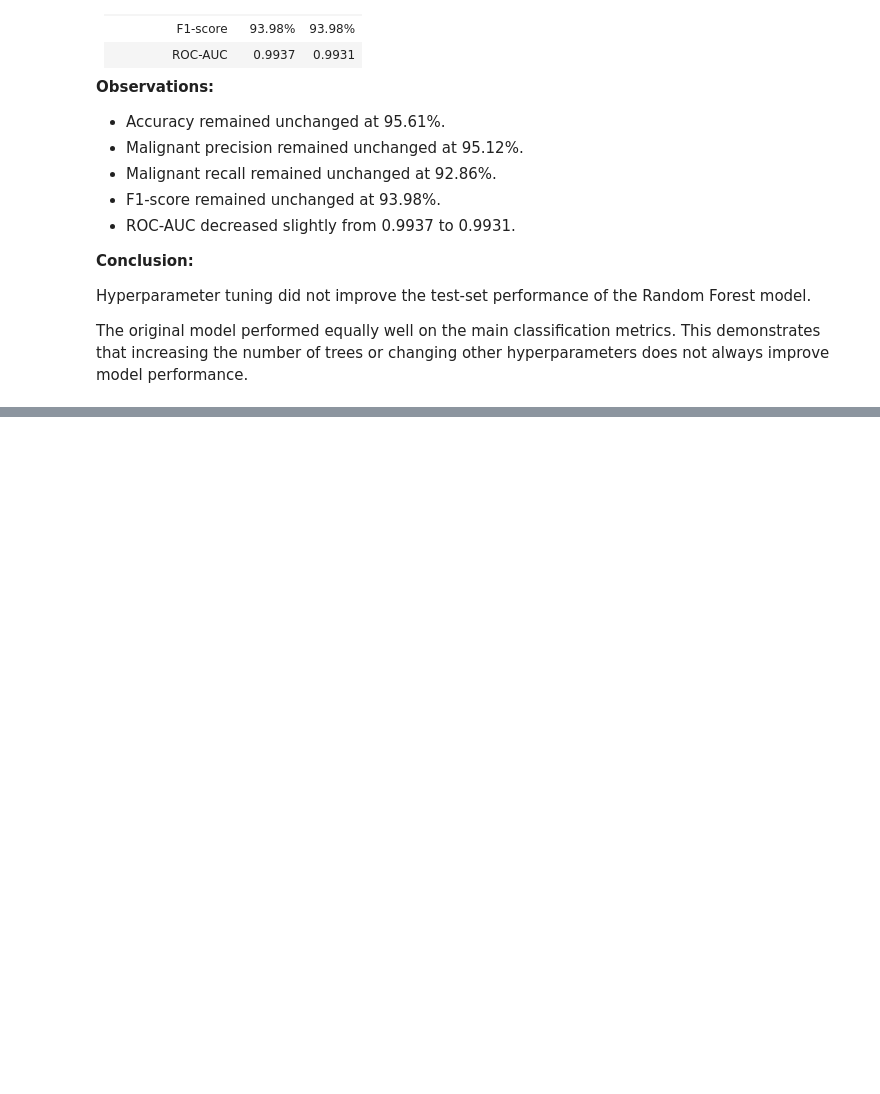
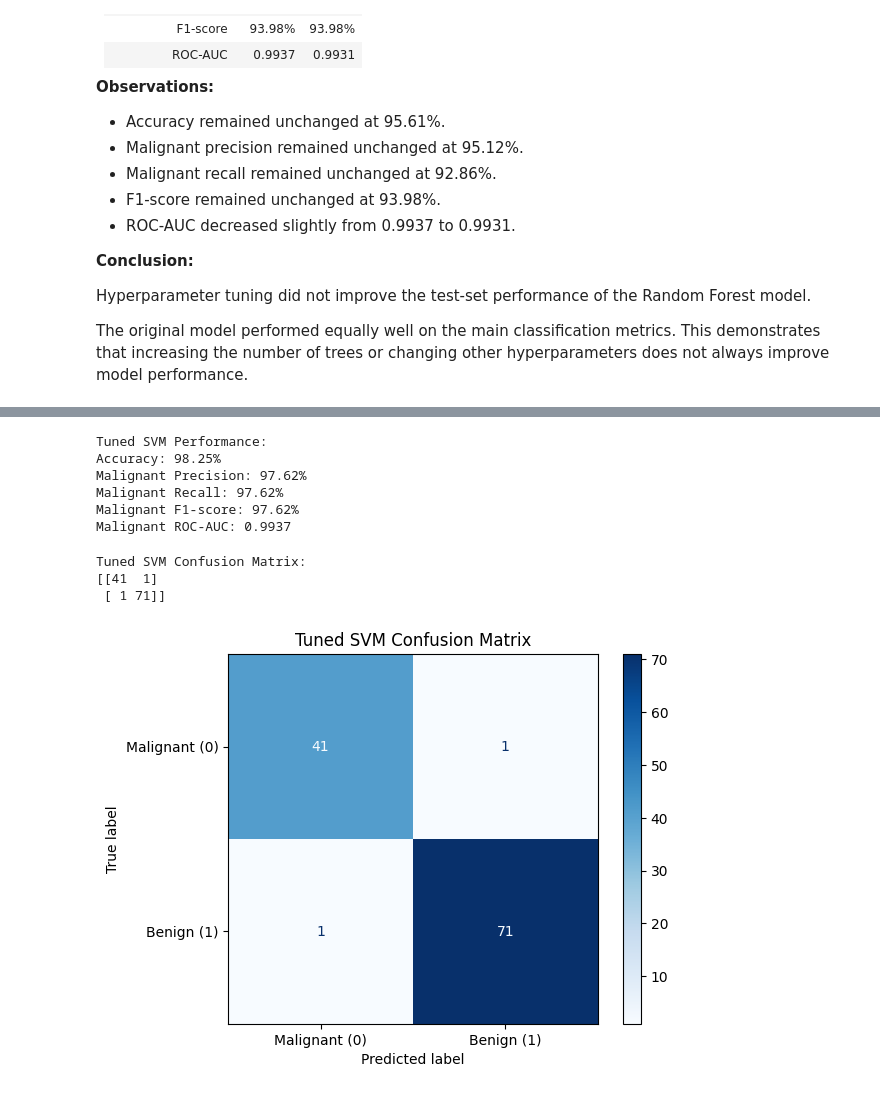
Before and after one commit to Kasyap18/BreastCancer-ML-Classification, a Jupyter notebook: Baseline_Models.ipynb, the cells around one changed output, grey strips where cells are left out. Cells and saved outputs as stored; diff of their text form; code cells hidden in the pictures; blank space fills up the shorter version.

Commit message:
Add model comparison analysis and visualizations

```diff
--- a/Baseline_Models.ipynb
+++ b/Baseline_Models.ipynb
@@ -1996,0 +2036,11 @@ not always improve model performance.
+# %%
+grid_search_svm = GridSearchCV(
+    estimator=svm_model,
+    param_grid=param_grid_svm,
+    cv=5,
+    scoring="accuracy",
+    n_jobs=-1,
+    verbose=1
+)
+# %%
+grid_search_svm.fit(X_train, y_train)
@@ -1996,0 +2071,5 @@ not always improve model performance.
+# %%
+best_svm_model = grid_search_svm.best_estimator_
+
+print("Best SVM Model:")
+print(best_svm_model)
@@ -1996,0 +2082,8 @@ not always improve model performance.
+# %%
+svm_pred_tuned = best_svm_model.predict(X_test)
+
+print("First 10 Actual Labels:")
+print(y_test[:10].values)
+
+print("\nFirst 10 Predicted Labels:")
+print(svm_pred_tuned[:10])
@@ -1996,0 +2096,56 @@ not always improve model performance.
+# %%
+from sklearn.metrics import (
+    accuracy_score,
+    precision_score,
+    recall_score,
+    f1_score,
+    roc_auc_score
+)
+
+svm_tuned_accuracy = accuracy_score(y_test, svm_pred_tuned)
+svm_tuned_precision = precision_score(y_test, svm_pred_tuned, pos_label=0)
+svm_tuned_recall = recall_score(y_test, svm_pred_tuned, pos_label=0)
+svm_tuned_f1 = f1_score(y_test, svm_pred_tuned, pos_label=0)
+
+svm_tuned_prob = best_svm_model.predict_proba(X_test)[:, 0]
+svm_tuned_roc_auc = roc_auc_score(y_test == 0, svm_tuned_prob)
+
+print("Tuned SVM Performance:")
+print(f"Accuracy: {svm_tuned_accuracy * 100:.2f}%")
+print(f"Malignant Precision: {svm_tuned_precision * 100:.2f}%")
+print(f"Malignant Recall: {svm_tuned_recall * 100:.2f}%")
+print(f"Malignant F1-score: {svm_tuned_f1 * 100:.2f}%")
+print(f"Malignant ROC-AUC: {svm_tuned_roc_auc:.4f}")
+# %% [output]
+Tuned SVM Performance:
+Accuracy: 98.25%
+Malignant Precision: 97.62%
+Malignant Recall: 97.62%
+Malignant F1-score: 97.62%
+Malignant ROC-AUC: 0.9937
+# %%
+from sklearn.metrics import confusion_matrix, ConfusionMatrixDisplay
+import matplotlib.pyplot as plt
+
+cm_svm_tuned = confusion_matrix(
+    y_test,
+    svm_pred_tuned,
+    labels=[0, 1]
+)
+
+print("Tuned SVM Confusion Matrix:")
+print(cm_svm_tuned)
+
+cm_display = ConfusionMatrixDisplay(
+    confusion_matrix=cm_svm_tuned,
+    display_labels=["Malignant (0)", "Benign (1)"]
+)
+
+cm_display.plot(cmap="Blues")
+plt.title("Tuned SVM Confusion Matrix")
+plt.show()
+# %% [output]
+Tuned SVM Confusion Matrix:
+[[41  1]
+ [ 1 71]]
+[figure, added]
```
Also changed, not shown: parts of 40 cells of this notebook, 8 other files.
